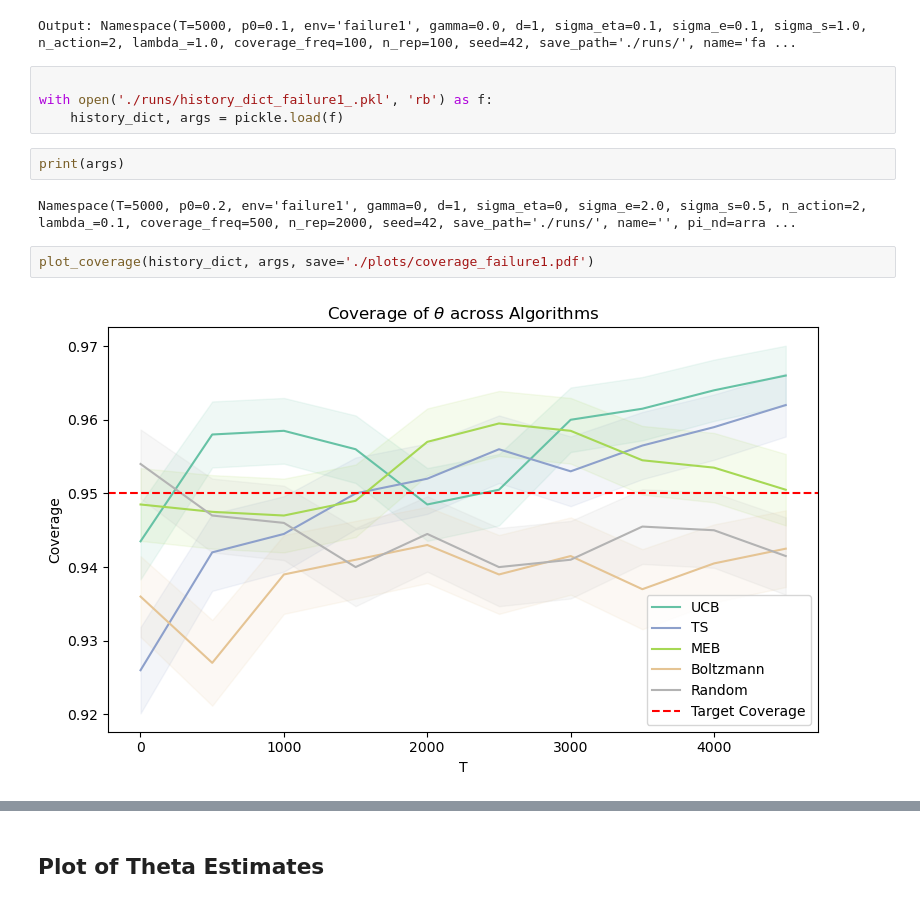
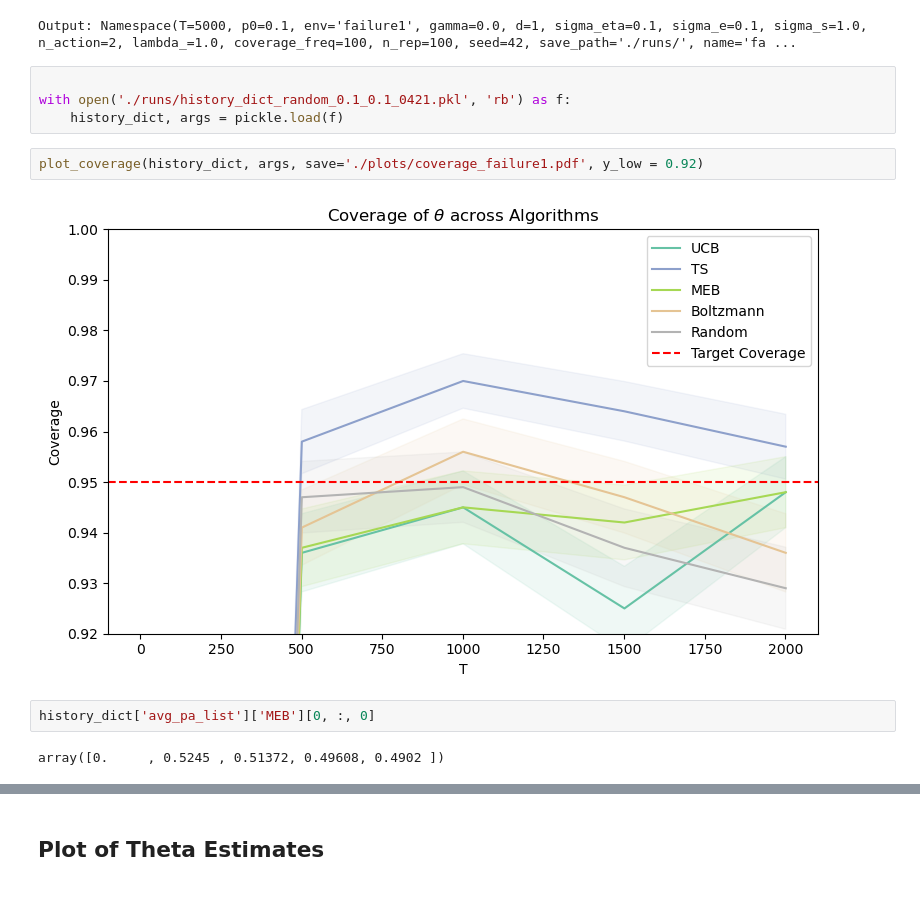
Before and after one commit to ZipingXu/Predicted_context_inference, a Jupyter notebook: failure1.ipynb, the cells around one changed output, grey strips where cells are left out. Cells and saved outputs as stored; diff of their text form.

```diff
--- a/failure1.ipynb
+++ b/failure1.ipynb
@@ -64,13 +63,13 @@ if stderr:
 Output: Namespace(T=5000, p0=0.1, env='failure1', gamma=0.0, d=1, sigma_eta=0.1, sigma_e=0.1, sigma_s=1.0, n_action=2, lambda_=1.0, coverage_freq=100, n_rep=100, seed=42, save_path='./runs/', name='fa ...
 # %%
 
-with open('./runs/history_dict_failure1_.pkl', 'rb') as f:
+with open('./runs/history_dict_random_0.1_0.1_0421.pkl', 'rb') as f:
     history_dict, args = pickle.load(f)
-# %%
-print(args)
-# %% [output]
-Namespace(T=5000, p0=0.2, env='failure1', gamma=0, d=1, sigma_eta=0, sigma_e=2.0, sigma_s=0.5, n_action=2, lambda_=0.1, coverage_freq=500, n_rep=2000, seed=42, save_path='./runs/', name='', pi_nd=arra ...
 # %%
-plot_coverage(history_dict, args, save='./plots/coverage_failure1.pdf')
+plot_coverage(history_dict, args, save='./plots/coverage_failure1.pdf', y_low = 0.92)
 # %% [output]
-[figure, old version]
+[figure, new version]
+# %%
+history_dict['avg_pa_list']['MEB'][0, :, 0]
+# %% [output]
+array([0.     , 0.5245 , 0.51372, 0.49608, 0.4902 ])
```
Also changed, not shown: parts of 3 cells of this notebook, 16 other files.
